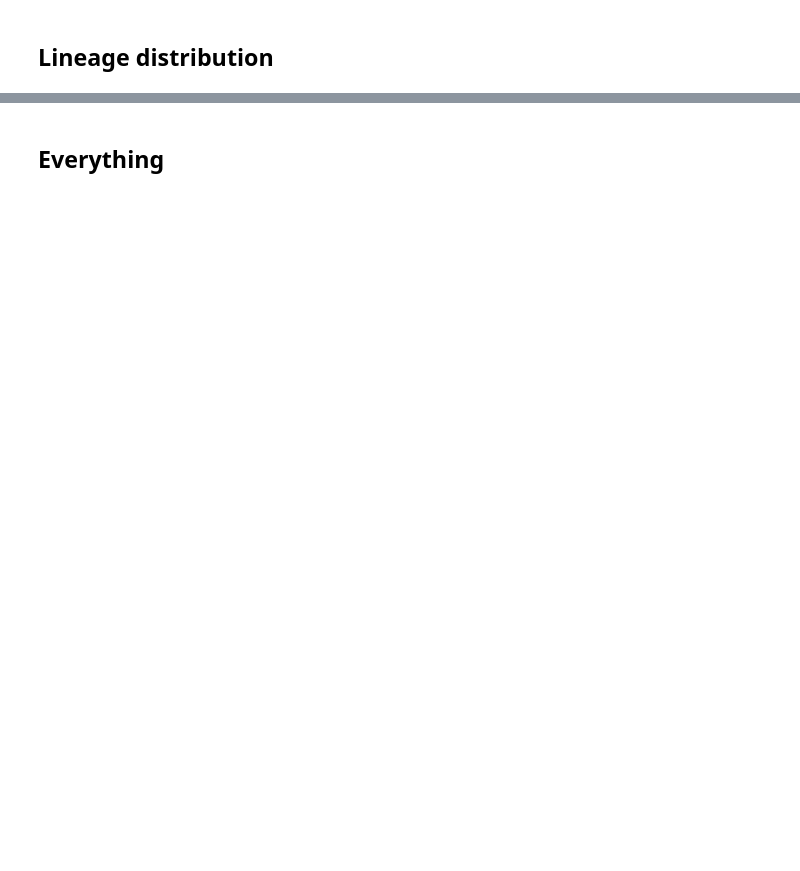
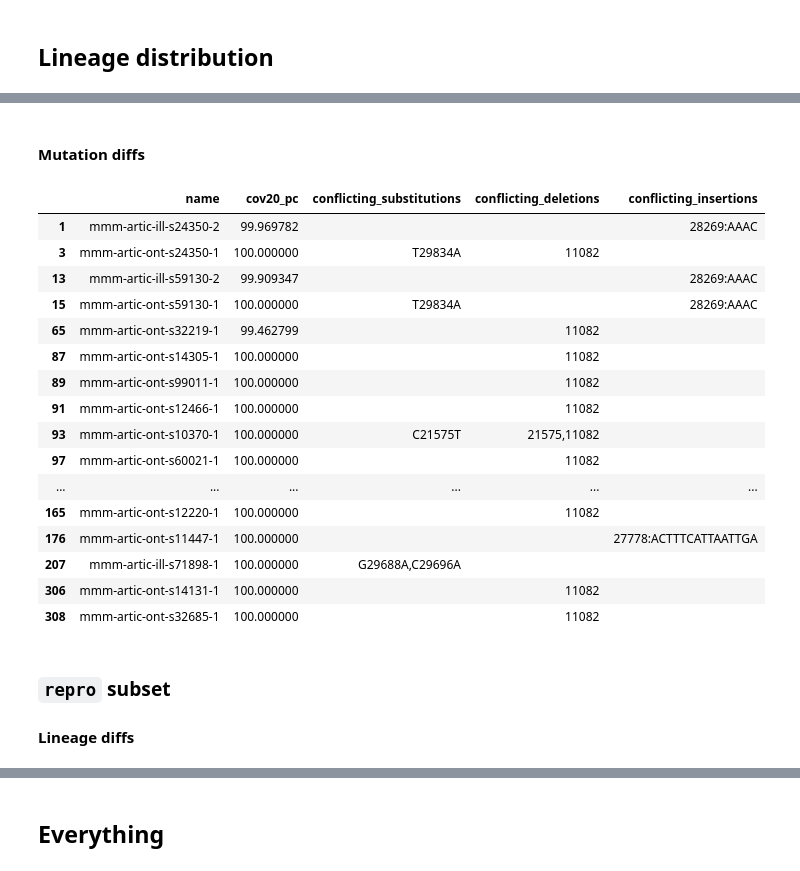
Before and after one commit to GlobalPathogenAnalysisService/gpas-covid-testsets, a Jupyter notebook: mmm-2x2-truth/notebook.ipynb, the cells around one changed output, grey strips where cells are left out. Cells and saved outputs as stored; diff of their text form; code cells hidden in the pictures; blank space fills up the shorter version.

```diff
--- a/mmm-2x2-truth/notebook.ipynb
+++ b/mmm-2x2-truth/notebook.ipynb
@@ -265,0 +395,27 @@ print(artic_both_platforms_95_df.index.nunique())
+# %% [markdown]
+#### Mutation diffs
+# %%
+(within_sample_conflicts_df
+ .query("name in @lineage_subset_names and (conflicting_substitutions != '' or conflicting_deletions != '' or conflicting_insertions != '')")
+ [['name', 'cov20_pc', 'conflicting_substitutions', 'conflicting_deletions', 'conflicting_insertions']])
+# %% [output]
+|  | name | cov20_pc | conflicting_substitutions | conflicting_deletions | conflicting_insertions |
+| 1 | mmm-artic-ill-s24350-2 | 99.969782 |  |  | 28269:AAAC |
+| 3 | mmm-artic-ont-s24350-1 | 100.000000 | T29834A | 11082 |  |
+| 13 | mmm-artic-ill-s59130-2 | 99.909347 |  |  | 28269:AAAC |
+| 15 | mmm-artic-ont-s59130-1 | 100.000000 | T29834A |  | 28269:AAAC |
+| 65 | mmm-artic-ont-s32219-1 | 99.462799 |  | 11082 |  |
+| 87 | mmm-artic-ont-s14305-1 | 100.000000 |  | 11082 |  |
+| 89 | mmm-artic-ont-s99011-1 | 100.000000 |  | 11082 |  |
+| 91 | mmm-artic-ont-s12466-1 | 100.000000 |  | 11082 |  |
+| 93 | mmm-artic-ont-s10370-1 | 100.000000 | C21575T | 21575,11082 |  |
+| 97 | mmm-artic-ont-s60021-1 | 100.000000 |  | 11082 |  |
+| ... | ... | ... | ... | ... | ... |
+| 165 | mmm-artic-ont-s12220-1 | 100.000000 |  | 11082 |  |
+| 176 | mmm-artic-ont-s11447-1 | 100.000000 |  |  | 27778:ACTTTCATTAATTGA |
+| 207 | mmm-artic-ill-s71898-1 | 100.000000 | G29688A,C29696A |  |  |
+| 306 | mmm-artic-ont-s14131-1 | 100.000000 |  | 11082 |  |
+| 308 | mmm-artic-ont-s32685-1 | 100.000000 |  | 11082 |  |
+# %% [markdown]
+### `repro` subset
+#### Lineage diffs
```
Also changed, not shown: parts of 36 cells of this notebook, 27 other files.
